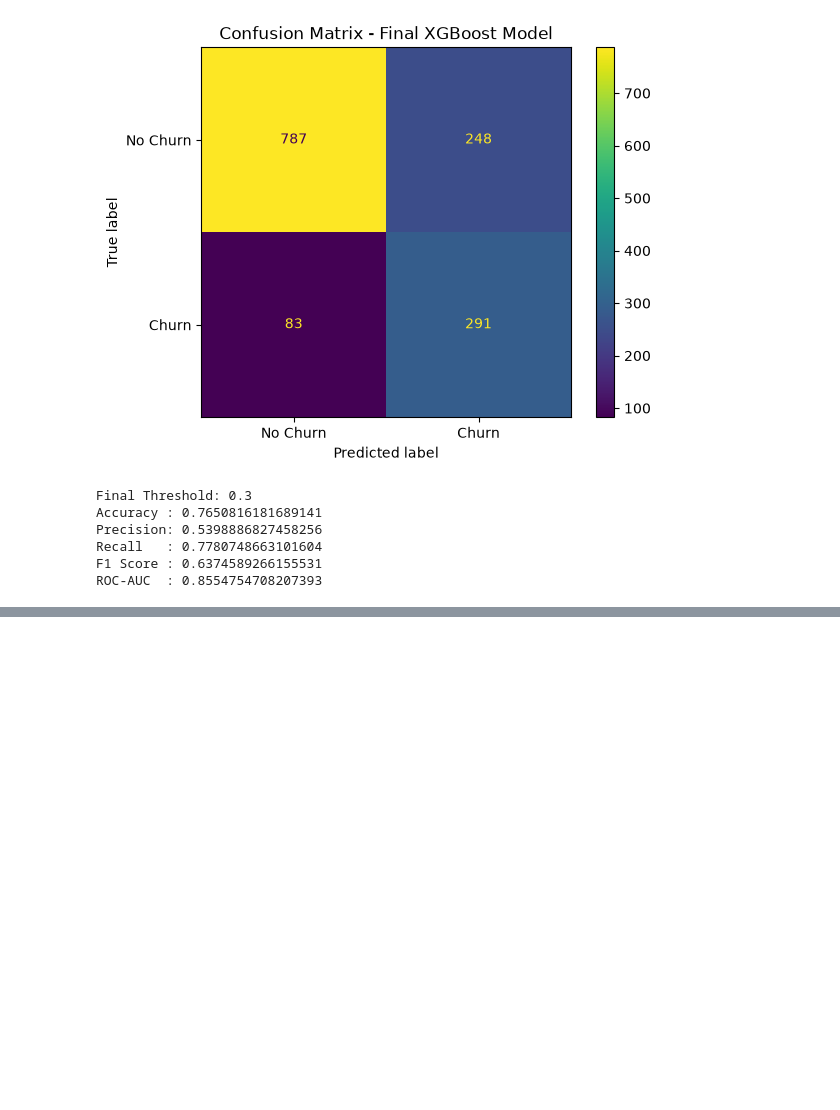
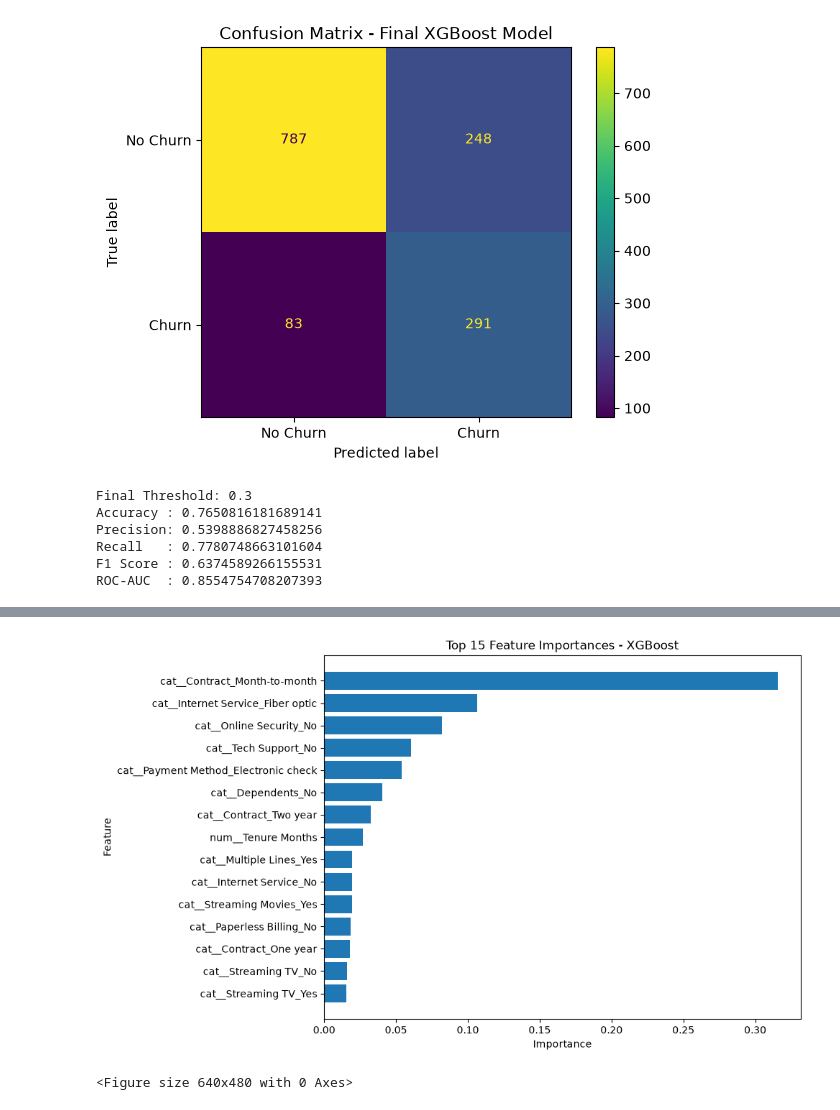
Before and after one commit to gracy7192/customer-churn-xai, a Jupyter notebook: notebooks/01_data_exploration.ipynb, the cells around one changed output, grey strips where cells are left out. Drawn from its saved outputs; the diff is of its cells as text; code cells hidden in the pictures; blank space fills up the shorter version.

Commit message:
Complete churn modeling and evaluation

```diff
--- a/notebooks/01_data_exploration.ipynb
+++ b/notebooks/01_data_exploration.ipynb
@@ -988,0 +1007,5 @@ ROC-AUC  : 0.8554754708207393
+# %%
+feature_names = best_xgb.named_steps["preprocessor"].get_feature_names_out()
+
+print("Number of features:", len(feature_names))
+print(feature_names)
@@ -988,0 +1030,14 @@ ROC-AUC  : 0.8554754708207393
+# %%
+model = best_xgb.named_steps["model"]
+
+importance = model.feature_importances_
+# %%
+feature_importance = pd.DataFrame({
+    "Feature": feature_names,
+    "Importance": importance
+}).sort_values(
+    by="Importance",
+    ascending=False
+)
+
+feature_importance.head(15)
@@ -988,0 +1061,20 @@ ROC-AUC  : 0.8554754708207393
+# %%
+top_features = feature_importance.head(15).sort_values(
+    by="Importance"
+)
+
+plt.figure(figsize=(10, 6))
+
+plt.barh(
+    top_features["Feature"],
+    top_features["Importance"]
+)
+
+plt.title("Top 15 Feature Importances - XGBoost")
+plt.xlabel("Importance")
+plt.ylabel("Feature")
+
+plt.tight_layout()
+plt.show()
+# %% [output]
+[figure, added]
@@ -988,0 +1086,8 @@ ROC-AUC  : 0.8554754708207393
+# %%
+plt.savefig(
+    "../results/xgboost_feature_importance.png",
+    dpi=300,
+    bbox_inches="tight"
+)
+# %% [output]
+<Figure size 640x480 with 0 Axes>
```
Also changed, not shown: parts of 8 cells of this notebook, 5 other files.
